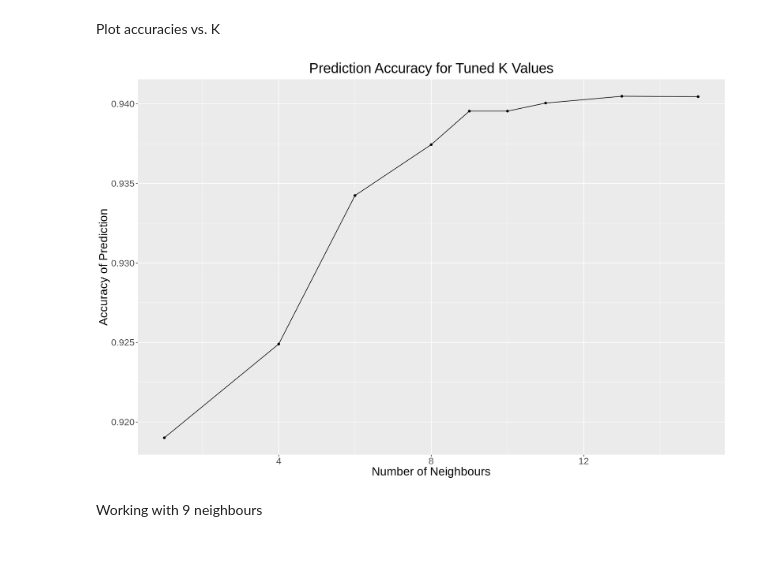
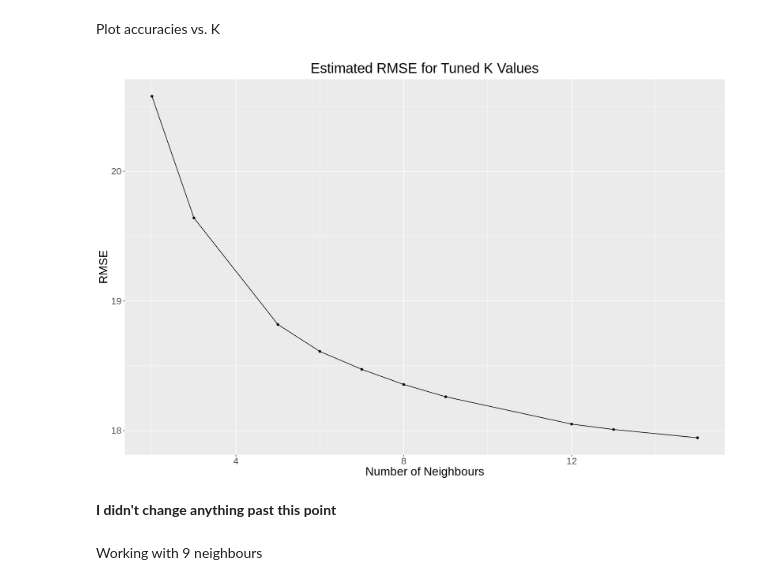
Before and after one commit to niickmerc/DSCI100-Group-Final, a Jupyter notebook: ProjectReport.ipynb, the cells around one changed output. Saved outputs shown, nothing was run; the diff lists cells and outputs as text; code cells hidden in the pictures; blank space fills up the shorter version.

Commit message:
updated some regression stuff
didn't get to all of it, but i did some initial changes and added a bit of writing which we can totally change/clarify as we go on.

```diff
--- a/ProjectReport.ipynb
+++ b/ProjectReport.ipynb
@@ -87,5 +130,7 @@ Tuning model to find best K value using two predictors
 # %%
-spotify_recipe <- recipe(popular ~ danceability + energy, data = spotify_train)
+spotify_recipe <- recipe(popularity ~ danceability + energy, data = spotify_train) %>%
+                        step_scale(all_predictors()) %>%
+                        step_center(all_predictors())
 
 spotify_recipe
 # %% [output]
@@ -99,9 +151,9 @@ Inputs:
 # %%
 knn_tune <- nearest_neighbor(weight_func = "rectangular", neighbors = tune()) %>%
             set_engine("kknn") %>%
-            set_mode("classification")
+            set_mode("regression")
 # %%
-spotify_vfold <- vfold_cv(spotify_train, v = 5, strata = popular)
+spotify_vfold <- vfold_cv(spotify_train, v = 5, strata = popularity)
 # %%
 spotify_results <- workflow() %>%
                       add_recipe(spotify_recipe) %>%
@@ -109,5 +161,6 @@ spotify_results <- workflow() %>%
                       tune_grid(resamples = spotify_vfold, grid = 10) %>%
                       collect_metrics()
 # %%
-accuracies <- spotify_results %>%
-        filter(.metric == "accuracy")
+spotify_rmse <- spotify_results %>%
+        filter(.metric == "rmse")
+spotify_rmse
@@ -116,17 +183,19 @@ Plot accuracies vs. K
 # %%
 options(repr.plot.width= 15, repr.plot.height= 10)
 
-accuracies_plot = accuracies %>%
+accuracies_plot = spotify_rmse %>%
                 ggplot(aes(x = neighbors, y = mean)) +
                 geom_point() +
                 geom_line() +
-                labs(x = "Number of Neighbours", y = "Accuracy of Prediction") +
-                ggtitle("Prediction Accuracy for Tuned K Values") +
+                labs(x = "Number of Neighbours", y = "RMSE") +
+                ggtitle("Estimated RMSE for Tuned K Values") +
                 theme(plot.title = element_text(hjust = 0.5), text = element_text(size = 20))
 
 accuracies_plot
 # %% [output]
-[figure, old version]
+[figure, new version]
+# %% [markdown]
+**I didn't change anything past this point**
 # %% [markdown]
 Working with 9 neighbours
 # %%
```
Also changed, not shown: parts of 19 cells of this notebook.
